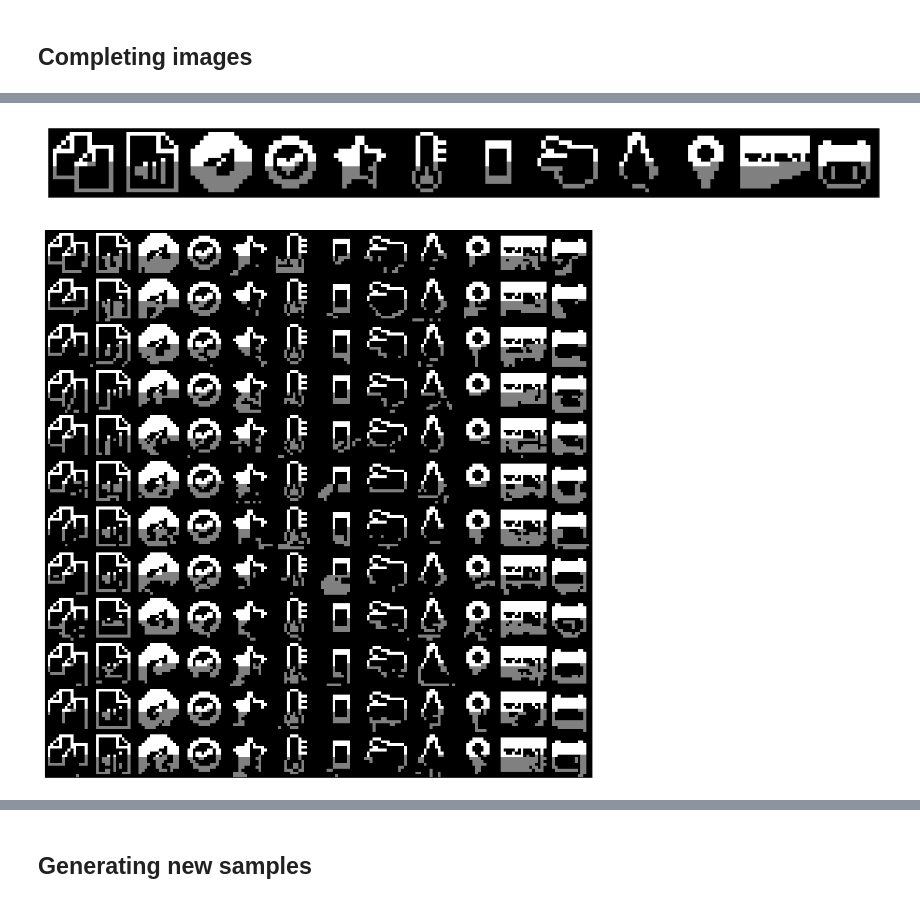
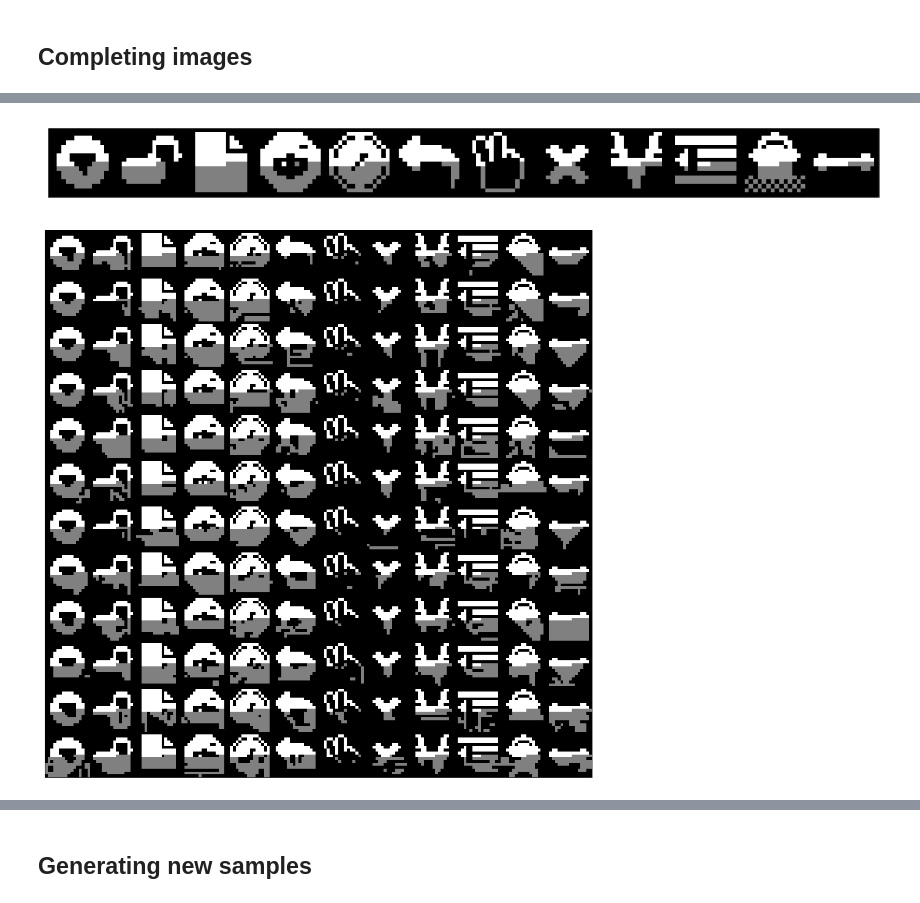
Before and after one commit to insujeon/Hello-Generative-Model, a Jupyter notebook: Day07/pixelCNN/201708_IconPixelCNN.ipynb, the cells around one changed output, grey strips where cells are left out. Cells and saved outputs as stored; diff of their text form; code cells hidden in the pictures.

```diff
--- a/Day07/pixelCNN/201708_IconPixelCNN.ipynb
+++ b/Day07/pixelCNN/201708_IconPixelCNN.ipynb
@@ -132,2 +132,42 @@ Epoch [80/80], Train loss: 0.1464, Test loss: 0.2798
 # %% [markdown]
 ## Completing images
+# %%
+# pixelCNN로 새로운 샘플 만들기
+# 어떤 특정한 이미지를 pixelCNN의 input으로 줄 수도 있고 아니면 그냥 zeros를 넣어 줄 수도 있다.
+# pixelCNN은 input으로 주어진 이미지를 Masked Convolution으로 흝고 지나가면서 자신의 기억속에 존재하는, 가장 그럴듯한 픽셀 값을 예측해 낸다.
+def generate_samples(n_samples, starting_point=(0, 0), starting_image=None):
+    samples = torch.from_numpy(
+        starting_image if starting_image is not None else np.zeros((n_samples * n_samples, 1, IMAGE_WIDTH, IMAGE_HEIGHT))).float()
+
+    cnn.train(False)
+
+    # pixelCNN이 예측한 pixel-level distribution으로 부터 픽셀 값(0 또는 1)을 샘플링해서 이미지를 만들어 낸다.
+    for i in range(IMAGE_WIDTH):
+        for j in range(IMAGE_HEIGHT):
+            if i < starting_point[0] or (i == starting_point[0] and j < starting_point[1]):
+                continue
+            out = cnn(Variable(samples, volatile=True))
+            probs = F.softmax(out[:, :, i, j]).data
+            samples[:, :, i, j] = torch.multinomial(probs, 1).float()
+    return samples.numpy()
+# %%
+n_images = 12
+batch_images, labels = next(b for b in train_loader)
+batch_images = batch_images[:n_images, :, :, :]
+IMAGE_WIDTH=16
+IMAGE_HEIGHT=16
+starting_point = (8, 8)
+
+row_grid, col_grid = np.meshgrid(np.arange(16), np.arange(16), indexing='ij')
+mask = np.logical_or(row_grid < starting_point[0], np.logical_and(row_grid == starting_point[0], col_grid <= starting_point[1]))
+
+starting_images = batch_images.numpy().squeeze()
+batch_starting_images = np.expand_dims(np.stack([i * mask for i in starting_images] * n_images), axis=1)
+
+samples = generate_samples(10, starting_image=batch_starting_images, starting_point=starting_point)
+
+show_as_image(np.hstack([(1 + mask) * i for i in starting_images]), figsize=(16, 17))
+
+show_as_image(
+    batch_images_to_one((samples * (1 + mask))),
+    figsize=(16, 17))
@@ -134,23 +177,23 @@ Epoch [80/80], Train loss: 0.1464, Test loss: 0.2798
 # %%
 n_images = 12
-batch_images, labels = next(b for b in train_loader)
+batch_images, labels = next(b for b in test_loader)
 batch_images = batch_images[:n_images, :, :, :]
 
 starting_point = (8, 8)
 
 row_grid, col_grid = np.meshgrid(np.arange(IMAGE_WIDTH), np.arange(IMAGE_HEIGHT), indexing='ij')
 mask = np.logical_or(row_grid < starting_point[0], np.logical_and(row_grid == starting_point[0], col_grid <= starting_point[1]))
 
 starting_images = batch_images.numpy().squeeze()
 batch_starting_images = np.expand_dims(np.stack([i * mask for i in starting_images] * n_images), axis=1)
 
-samples = generate_samples(starting_image=batch_starting_images, starting_point=starting_point)
+samples = generate_samples(10,starting_image=batch_starting_images, starting_point=starting_point)
 
 show_as_image(np.hstack([(1 + mask) * i for i in starting_images]), figsize=(16, 17))
 
 show_as_image(
     batch_images_to_one((samples * (1 + mask))),
     figsize=(16, 17))
 # %% [output]
-[figure, old version]
+[figure, new version]
-[figure, old version]
+[figure, new version]
```
Also changed, not shown: parts of 6 cells of this notebook, 4 other files.
